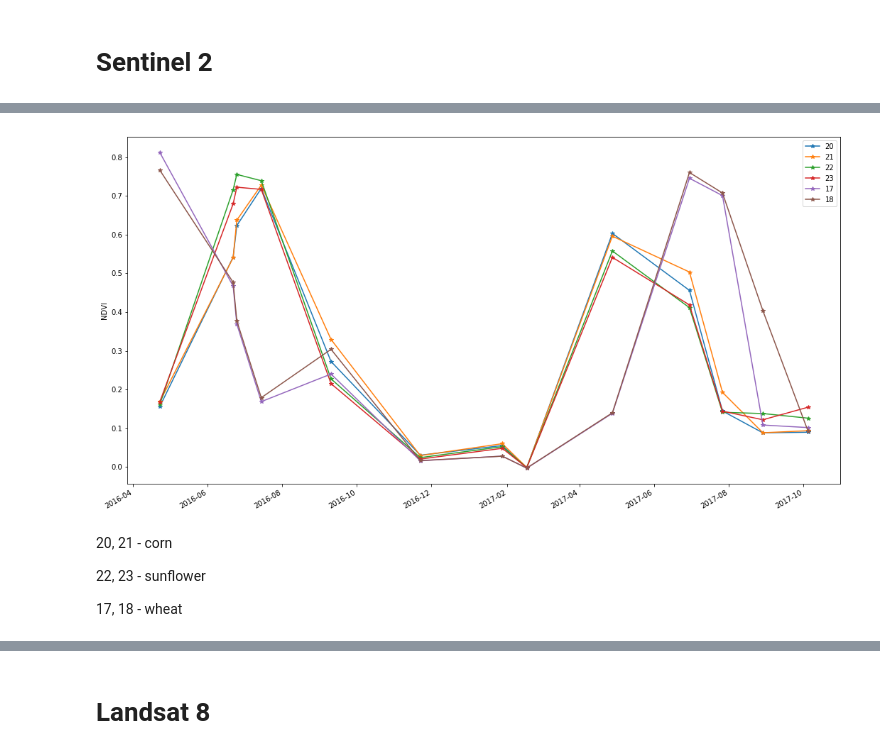
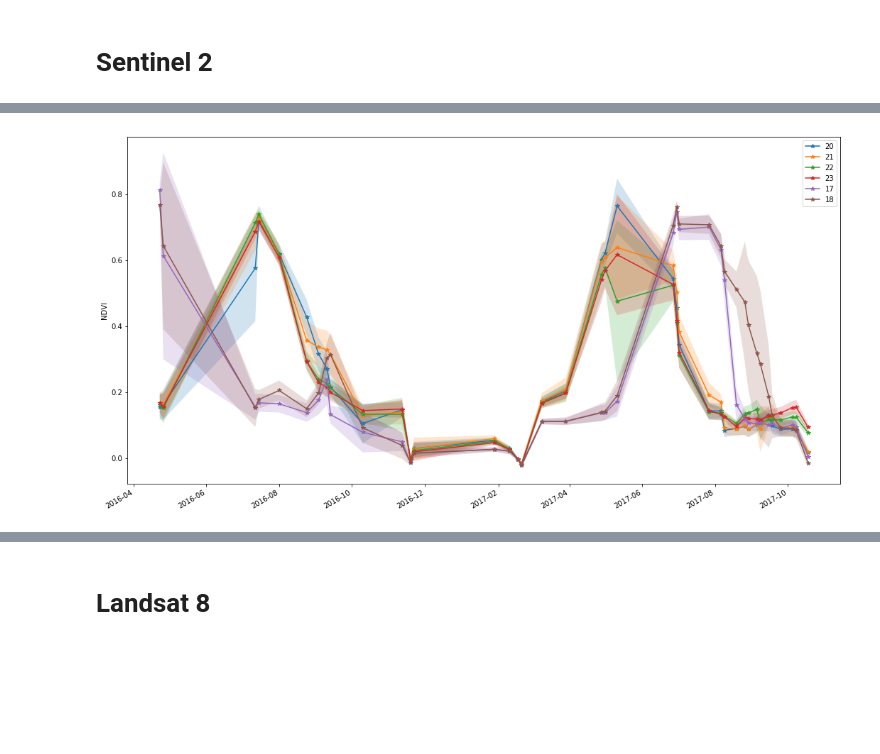
Before and after one commit to mosin26/agriculture, a Jupyter notebook: rostov.ipynb, the cells around one changed output, grey strips where cells are left out. Drawn from its saved outputs; the diff is of its cells as text; code cells hidden in the pictures; blank space fills up the shorter version.

Commit message:
Add std for NDVI

```diff
--- a/rostov.ipynb
+++ b/rostov.ipynb
@@ -38,15 +33,0 @@ for filename in os.listdir('/Users/vasilii/Desktop/sentinel_tif/'):
-# %%
-band_04 = rasterio.open('/Users/vasilii/Desktop/sentinel_tif/30_06_17_04.tif')
-band_08 = rasterio.open('/Users/vasilii/Desktop/sentinel_tif/30_06_17_08.tif')
-
-masked_04_20 = mask(band_04, fields['20'], nodata=0, crop=True)
-masked_08_20 = mask(band_08, fields['20'], nodata=0, crop=True)
-
-masked_04_17 = mask(band_04, fields['17'], nodata=0, crop=True)
-masked_08_17 = mask(band_08, fields['17'], nodata=0, crop=True)
-
-masked_04_23 = mask(band_04, fields['23'], nodata=0, crop=True)
-masked_08_23 = mask(band_08, fields['23'], nodata=0, crop=True)
-
-band_04.close()
-band_08.close()
@@ -78,7 +34,14 @@ plt.show()
 # %%
-for date in dates:
-    band_04 = rasterio.open('/Users/vasilii/Desktop/sentinel_tif/'+date+'_04.tif')
-    band_08 = rasterio.open('/Users/vasilii/Desktop/sentinel_tif/'+date+'_08.tif')
+root = '/Users/vasilii/Desktop/sentinel/'
+for folder in tqdm(next(os.walk(root))[1]):
+    date = re.findall('(\d+)T', folder)[-1]
+    for granule in next(os.walk(root+folder+'/GRANULE'))[1]:
+        if 'T37TFM' in granule:
+            for image in next(os.walk(root+folder+'/GRANULE/'+granule+'/IMG_DATA'))[2]:
+                if '_B04.jp2' in image and 'aux.xml' not in image:
+                    band_04 = rasterio.open(root+folder+'/GRANULE/'+granule+'/IMG_DATA/'+image)
+                elif '_B08.jp2' in image and 'aux.xml' not in image:
+                    band_08 = rasterio.open(root+folder+'/GRANULE/'+granule+'/IMG_DATA/'+image)
 
     for field_name in field_names:
         masked_04 = mask(band_04, fields[field_name], nodata=0, crop=True)
@@ -90,28 +53,26 @@ for date in dates:
         field_04 = field_04[np.nonzero(field_04)]
         field_08 = field_08[np.nonzero(field_08)]
 
-        ndvis[field_name][datetime.datetime.strptime(date, '%d_%m_%y').date()] = np.mean((field_08-field_04)/
-                                                                                         (field_08+field_04))
+        ndvi = (field_08-field_04)/(field_08+field_04)
+        ndvis[field_name][datetime.datetime.strptime(date, '%Y%m%d').date()] = (np.mean(ndvi), np.std(ndvi))
 
     band_04.close()
     band_08.close()
 # %%
 plt.figure(figsize=(18,10))
 for field_name in field_names:
-    plt.plot(sorted(ndvis[field_name]), [ndvis[field_name][date] for date in sorted(ndvis[field_name])],
+    plt.plot(sorted(ndvis[field_name]), [ndvis[field_name][date][0] for date in sorted(ndvis[field_name])],
              '*-', label=field_name)
+    plt.fill_between(sorted(ndvis[field_name]),
+                 [ndvis[field_name][date][0]+ndvis[field_name][date][1] for date in sorted(ndvis[field_name])],
+                 [ndvis[field_name][date][0]-ndvis[field_name][date][1] for date in sorted(ndvis[field_name])],
+                     alpha=0.2)
 plt.gcf().autofmt_xdate()
 plt.legend()
 plt.ylabel('NDVI')
 plt.show()
 # %% [output]
-[figure, old version]
+[figure, new version]
-# %% [markdown]
-20, 21 - corn
-
-22, 23 - sunflower
-
-17, 18 - wheat
 # %%
 print('date', end='\t\t')
 for field_name in field_names:
```
Also changed, not shown: parts of 9 cells of this notebook.
